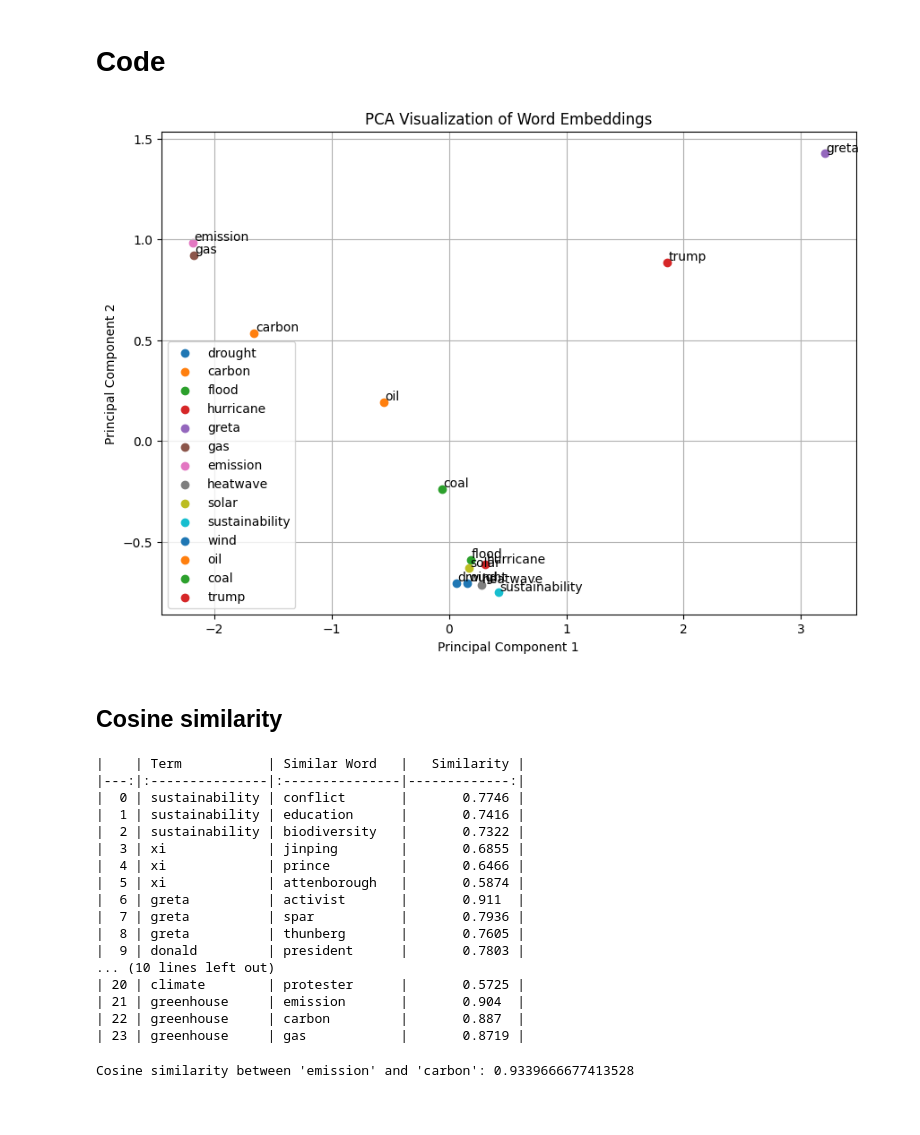
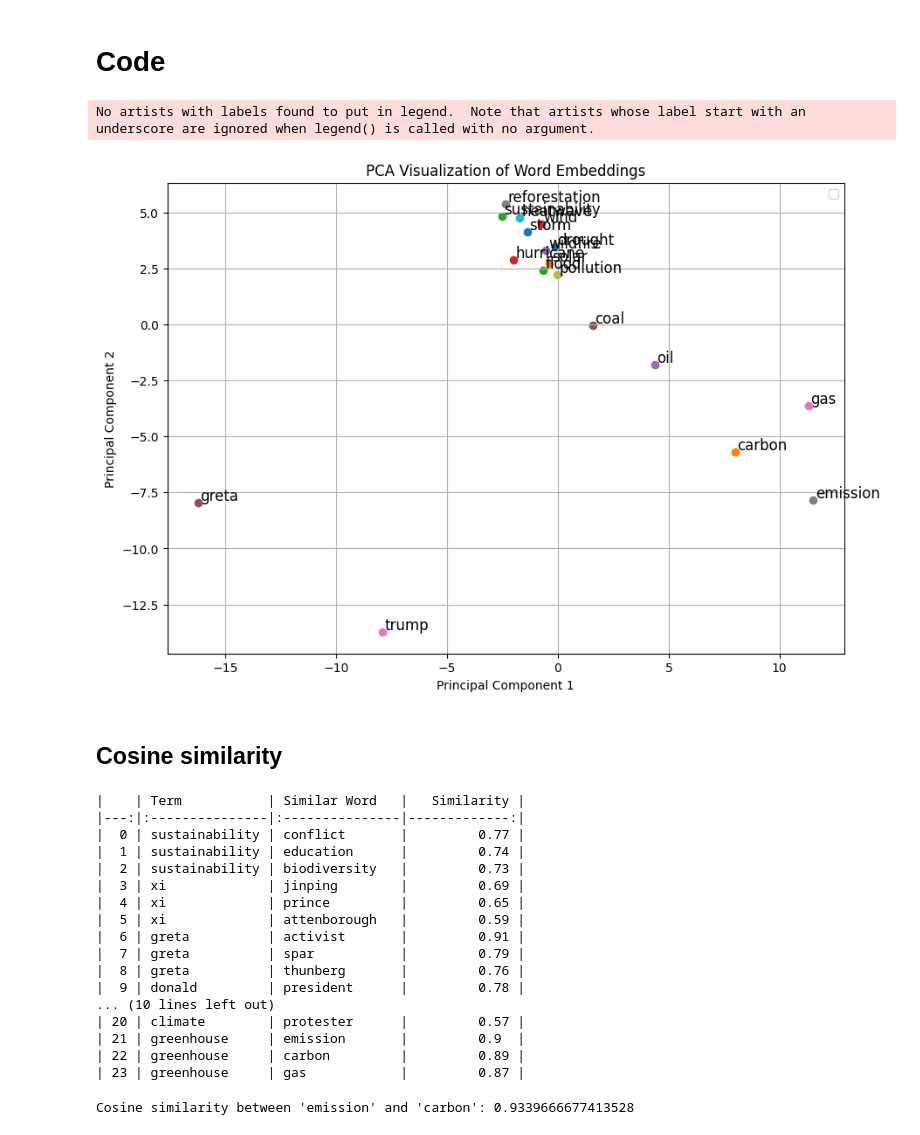
Before and after one commit to tobiaswtzl/dlss-project24, a Jupyter notebook: code/2. Deep Learning Model/SemSim.ipynb, the cells around one changed output. Saved outputs shown, nothing was run; the diff lists cells and outputs as text; code cells hidden in the pictures; blank space fills up the shorter version.

```diff
--- a/code/2. Deep Learning Model/SemSim.ipynb
+++ b/code/2. Deep Learning Model/SemSim.ipynb
@@ -18,7 +13,7 @@ import plotly.express as px
 from tabulate import tabulate
 
 
-df_embeddings = pd.read_csv("/Users/fabianmahner/dlss-project24/output/embeddings/embeddings_CBOW_total_posts.csv")
+df_embeddings = pd.read_csv("/Users/fabianmahner/dlss-project24/output/embeddings/subreddit_embeddings/embeddings_CBOW_total_posts.csv")
 # %%
 df_embeddings = df_embeddings.iloc[:,1:]
 # %%
@@ -47,4 +37,8 @@ X_standardized = StandardScaler().fit_transform(X)
 # %%
+# Drop the non-numerical 'word' column
+X = df_embeddings.drop(columns=['word'])
+# Standardize the data
+X_standardized = StandardScaler().fit_transform(X)
 # Perform PCA to reduce to 2 components
 pca = PCA(n_components=2)
 principal_components = pca.fit_transform(X_standardized)
@@ -58,6 +52,8 @@ pca_df['word'] = df_embeddings['word']
 # Specifying the words to highlight
 
 climate_change_terms = [
+    "climate",
+    "change",
     "globalwarming",
     "greenhouse",
     "carbon",
@@ -98,12 +94,12 @@ sns.scatterplot(x='PC1', y='PC2', data=climate_df, color='red')
 # Annotate the points with the selected word labels with improved styling
 for i in range(climate_df.shape[0]):
     txt = plt.text(x=climate_df.PC1.iloc[i], y=climate_df.PC2.iloc[i], s=climate_df.word.iloc[i],
-                   fontdict=dict(color='black', size=12, weight='roman'))
+                   fontdict=dict(color='black', size=10, weight='roman'))
 
     txt.set_path_effects([PathEffects.withStroke(linewidth=1, foreground='white')])
 
-plt.xlim(-10,30)  # Example limits for PC1
-plt.ylim(-40, 30)  # Example limits for PC2
+#plt.xlim(-10,30)  # Example limits for PC1
+#plt.ylim(-40, 30)  # Example limits for PC2
 plt.title('PCA of Word Embeddings with Selected Words Highlighted')
 plt.xlabel('Principal Component 1')
 plt.ylabel('Principal Component 2')
@@ -188,38 +182,46 @@ plt.show()
 # Code
 # %%
 # List of words you want to visualize
-words_to_visualize = ['carbon', 'sustainability', 'emission', "heatwave", "hurricane",
-                      "drought", "flood",
-                      "trump", "greta", "wind", "solar", "coal", "oil", "gas"]
+words_to_visualize = ['carbon' ,"coal", "oil", "gas", 'emission', "pollution",
+                      "heatwave", "hurricane", "storm",
+                      "drought", "flood", "wildfire",
+                      "trump", "greta",
+                        "reforestation", 'sustainability', "wind", "solar",
+                      ]
 
 # Filter the dataframe for those words
 df_filtered = df_embeddings[df_embeddings['word'].isin(words_to_visualize)]
 
 # Extract the features for PCA
 X = df_filtered.drop(columns=['word'])
+X_standardized = StandardScaler().fit_transform(X)
 
 # Apply PCA to reduce dimensions to 2
 pca = PCA(n_components=2)
-X_pca = pca.fit_transform(X)
+
+principal_components = pca.fit_transform(X_standardized)
 
 # Create a DataFrame for the PCA results
-pca_df = pd.DataFrame(X_pca, columns=['PC1', 'PC2'])
+pca_df = pd.DataFrame(principal_components, columns=['PC1', 'PC2'])
 pca_df['word'] = df_filtered['word'].values
 
 # Plot the results
 plt.figure(figsize=(10, 7))
+
 for i, word in enumerate(pca_df['word']):
-    plt.scatter(pca_df['PC1'].iloc[i], pca_df['PC2'].iloc[i], label=word)
-    plt.text(pca_df['PC1'].iloc[i] + 0.01, pca_df['PC2'].iloc[i] + 0.01, word, fontsize=10)
+    plt.scatter(pca_df['PC1'].iloc[i], pca_df['PC2'].iloc[i])
+    plt.text(pca_df['PC1'].iloc[i] + 0.1, pca_df['PC2'].iloc[i] + 0.1, word, fontsize=12)
+
 
 plt.title('PCA Visualization of Word Embeddings')
 plt.xlabel('Principal Component 1')
 plt.ylabel('Principal Component 2')
-plt.legend()
+plt.legend(loc = "best")
 plt.grid(True)
 plt.show()
 # %% [output]
+No artists with labels found to put in legend.  Note that artists whose label start with an underscore are ignored when legend() is called with no argument.
-[figure, old version]
+[figure, new version]
 # %% [markdown]
 ## Cosine similarity
 # %%
@@ -244,7 +246,7 @@ for term in climate_terms:
 results = []
 for term, similar_words in similar_words_dict.items():
     for word, similarity in similar_words:
-        results.append([term, word, f"{similarity:.4f}"])
+        results.append([term, word, f"{similarity:.2f}"])
 
 # Convert results to DataFrame
 df_results = pd.DataFrame(results, columns=['Term', 'Similar Word', 'Similarity'])
@@ -254,21 +256,21 @@ print(tabulate(df_results, headers='keys', tablefmt='pipe'))
 # %% [output]
 |    | Term           | Similar Word   |   Similarity |
 |---:|:---------------|:---------------|-------------:|
-|  0 | sustainability | conflict       |       0.7746 |
-|  1 | sustainability | education      |       0.7416 |
-|  2 | sustainability | biodiversity   |       0.7322 |
-|  3 | xi             | jinping        |       0.6855 |
-|  4 | xi             | prince         |       0.6466 |
-|  5 | xi             | attenborough   |       0.5874 |
-|  6 | greta          | activist       |       0.911  |
-|  7 | greta          | spar           |       0.7936 |
-|  8 | greta          | thunberg       |       0.7605 |
-|  9 | donald         | president      |       0.7803 |
+|  0 | sustainability | conflict       |         0.77 |
+|  1 | sustainability | education      |         0.74 |
+|  2 | sustainability | biodiversity   |         0.73 |
+|  3 | xi             | jinping        |         0.69 |
+|  4 | xi             | prince         |         0.65 |
+|  5 | xi             | attenborough   |         0.59 |
+|  6 | greta          | activist       |         0.91 |
+|  7 | greta          | spar           |         0.79 |
+|  8 | greta          | thunberg       |         0.76 |
+|  9 | donald         | president      |         0.78 |
 ... (10 lines left out)
-| 20 | climate        | protester      |       0.5725 |
-| 21 | greenhouse     | emission       |       0.904  |
-| 22 | greenhouse     | carbon         |       0.887  |
-| 23 | greenhouse     | gas            |       0.8719 |
+| 20 | climate        | protester      |         0.57 |
+| 21 | greenhouse     | emission       |         0.9  |
+| 22 | greenhouse     | carbon         |         0.89 |
+| 23 | greenhouse     | gas            |         0.87 |
 # %%
 def cosine_similarity_between_words(word1, word2, word_embeddings):
     # Get the embeddings for the two words
```
Also changed, not shown: parts of 4 cells of this notebook, 2 other files.
